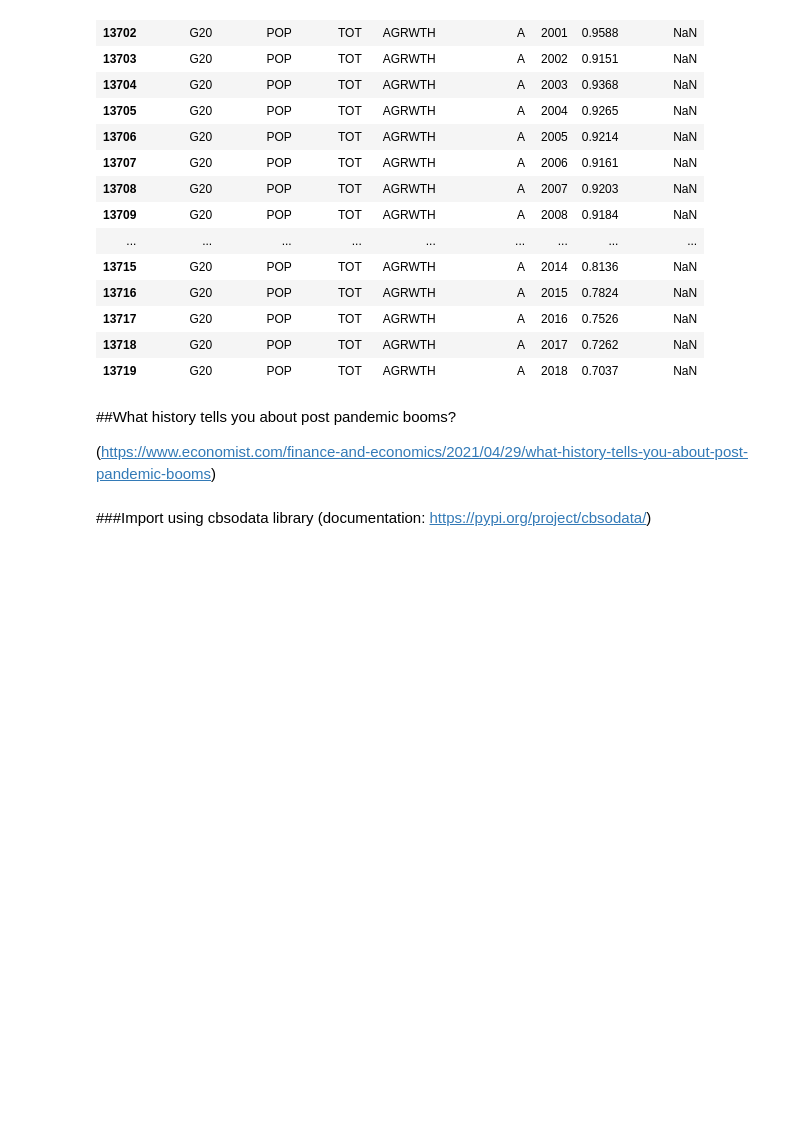
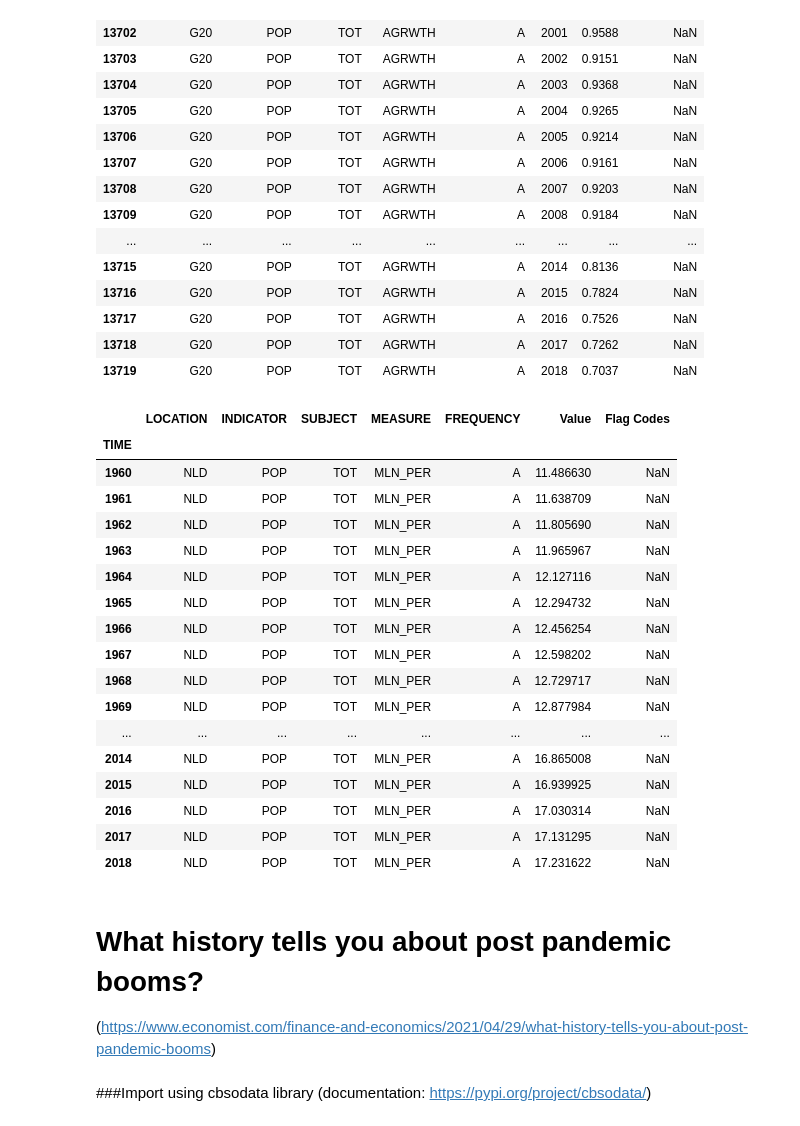
Before and after one commit to dsirtioglu/python, a Jupyter notebook: RR_NL_Energy_Prediction.ipynb, the cells around one changed output. Cells and saved outputs as stored; diff of their text form; code cells hidden in the pictures; blank space fills up the shorter version.

```diff
--- a/RR_NL_Energy_Prediction.ipynb
+++ b/RR_NL_Energy_Prediction.ipynb
@@ -330,8 +398,8 @@ GDP.head(20)
 
 url = 'https://raw.githubusercontent.com/dsirtioglu/python/main/World%20Population.csv'
 
-GDP = pd.read_csv(url)
-GDP.tail(20)
+POP = pd.read_csv(url)
+POP.tail(20)
 
 ##Filters to be applied:
 
@@ -358,8 +426,33 @@ GDP.tail(20)
 | 13717 | G20 | POP | TOT | AGRWTH | A | 2016 | 0.7526 | NaN |
 | 13718 | G20 | POP | TOT | AGRWTH | A | 2017 | 0.7262 | NaN |
 | 13719 | G20 | POP | TOT | AGRWTH | A | 2018 | 0.7037 | NaN |
+# %%
+#Apply relevant filters
+
+POP_NL = POP.loc[(POP['LOCATION'] == 'NLD') & (POP['INDICATOR'] == 'POP') & (POP['SUBJECT'] == 'TOT') & (POP['MEASURE'] == 'MLN_PER')]
+POP_NL = POP_NL.set_index('TIME')
+POP_NL
+# %% [output]
+|  | LOCATION | INDICATOR | SUBJECT | MEASURE | FREQUENCY | Value | Flag Codes |
+| TIME |  |  |  |  |  |  |  |
+| 1960 | NLD | POP | TOT | MLN_PER | A | 11.486630 | NaN |
+| 1961 | NLD | POP | TOT | MLN_PER | A | 11.638709 | NaN |
+| 1962 | NLD | POP | TOT | MLN_PER | A | 11.805690 | NaN |
+| 1963 | NLD | POP | TOT | MLN_PER | A | 11.965967 | NaN |
+| 1964 | NLD | POP | TOT | MLN_PER | A | 12.127116 | NaN |
+| 1965 | NLD | POP | TOT | MLN_PER | A | 12.294732 | NaN |
+| 1966 | NLD | POP | TOT | MLN_PER | A | 12.456254 | NaN |
+| 1967 | NLD | POP | TOT | MLN_PER | A | 12.598202 | NaN |
+| 1968 | NLD | POP | TOT | MLN_PER | A | 12.729717 | NaN |
+| 1969 | NLD | POP | TOT | MLN_PER | A | 12.877984 | NaN |
+| ... | ... | ... | ... | ... | ... | ... | ... |
+| 2014 | NLD | POP | TOT | MLN_PER | A | 16.865008 | NaN |
+| 2015 | NLD | POP | TOT | MLN_PER | A | 16.939925 | NaN |
+| 2016 | NLD | POP | TOT | MLN_PER | A | 17.030314 | NaN |
+| 2017 | NLD | POP | TOT | MLN_PER | A | 17.131295 | NaN |
+| 2018 | NLD | POP | TOT | MLN_PER | A | 17.231622 | NaN |
 # %% [markdown]
-##What history tells you about post pandemic booms?
+# What history tells you about post pandemic booms?
 
 (https://www.economist.com/finance-and-economics/2021/04/29/what-history-tells-you-about-post-pandemic-booms)
 # %% [markdown]
```
Also changed, not shown: parts of 8 cells of this notebook.
